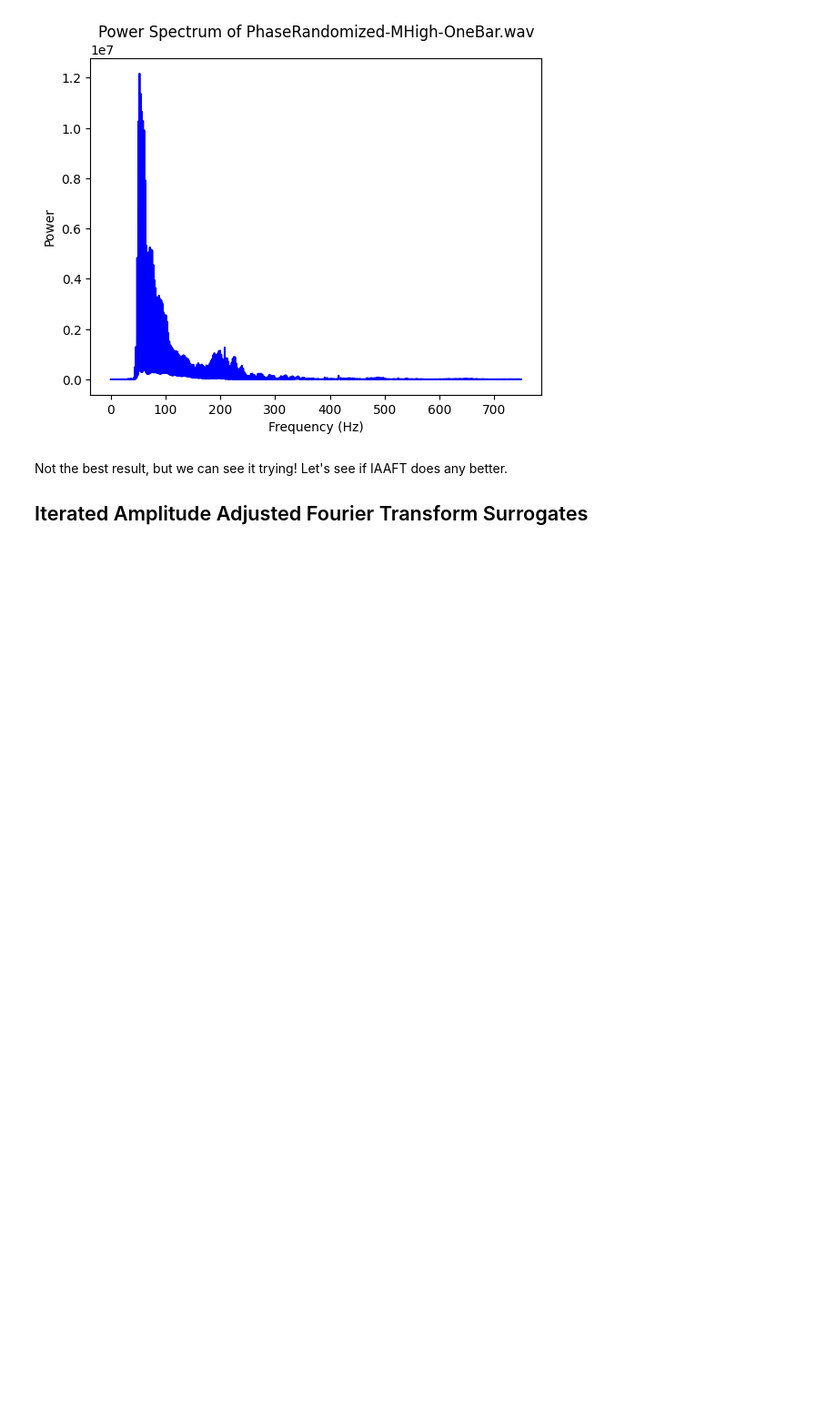
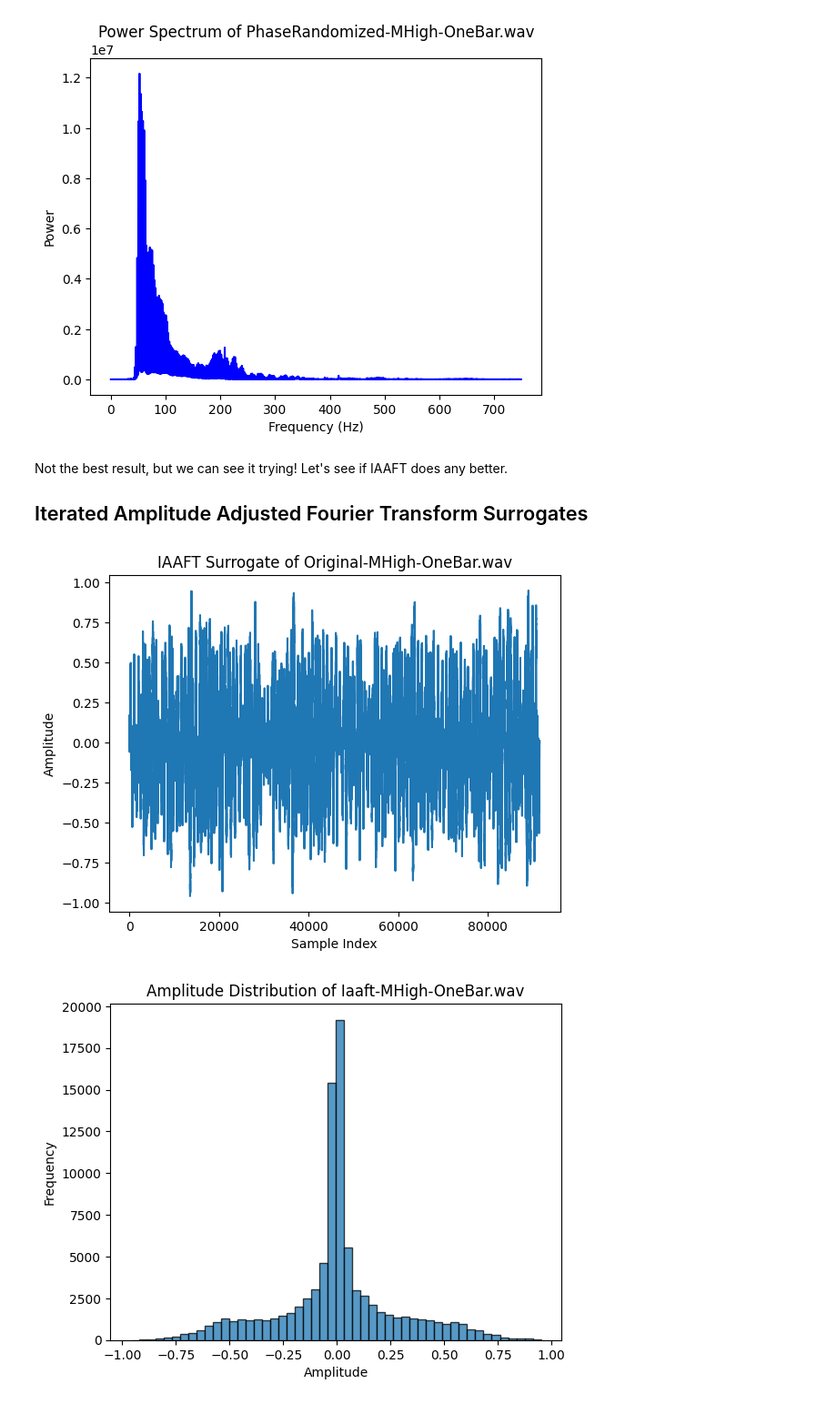
Before and after one commit to CristianMazilu/SurrogateDataAnalysis, a Jupyter notebook: SurrogateGeneration.ipynb, the cells around one changed output. Shown: that part at 91% size. Cells and saved outputs as stored; diff of their text form; code cells hidden in the pictures; blank space fills up the shorter version.

Commit message:
Added IAAFT implementation

```diff
--- a/SurrogateGeneration.ipynb
+++ b/SurrogateGeneration.ipynb
@@ -158,3 +158,59 @@ plot_power_spectrum(phaseRandomizedData, sr, "PhaseRandomized-MHigh-OneBar.wav")
 Not the best result, but we can see it trying! Let's see if IAAFT does any better.
 
 ## Iterated Amplitude Adjusted Fourier Transform Surrogates
+# %%
+def iaaft_surrogate(data, max_iter=1000, tol=1e-8):
+    n = len(data)
+
+    # Step 1: Generate a random shuffle of the data
+    surrogate = np.random.permutation(data)
+
+    # Fourier transform of the original data
+    original_fft = fft(data)
+    original_amplitude = np.abs(original_fft)
+
+    for i in range(max_iter):
+        # Step 2: Fourier transform of the current iteration
+        surrogate_fft = fft(surrogate)
+
+        # Replace Fourier amplitudes with those from the original signal
+        surrogate_fft = original_amplitude * np.exp(1j * np.angle(surrogate_fft))
+
+        # Inverse Fourier transform to get z(i)n
+        z = np.real(ifft(surrogate_fft))
+
+        # Step 3: Rescale z to the original distribution of the data
+        sorted_surrogate = np.sort(surrogate)
+        ranks = np.argsort(np.argsort(z))
+        surrogate_new = sorted_surrogate[ranks]
+
+        # Check for convergence
+        if np.allclose(surrogate, surrogate_new, atol=tol):
+            break
+
+        surrogate = surrogate_new
+
+    return surrogate
+
+# Generate IAAFT surrogate
+iaaftData = np.copy(originalData)
+iaaftData = iaaft_surrogate(iaaftData)
+
+plt.plot(iaaftData)
+plt.title('IAAFT Surrogate of Original-MHigh-OneBar.wav')
+plt.xlabel('Sample Index')
+plt.ylabel('Amplitude')
+plt.show()
+
+# Optionally, save the IAAFT surrogate to a new .wav file
+iaaftData_filename = "IaaftData-MHigh-OneBar.wav"
+wavfile.write(iaaftData_filename, sr, iaaftData.astype(originalData.dtype))
+
+# Plot the amplitude distribution of the IAAFT data
+plot_amplitude_distribution(iaaftData, "Iaaft-MHigh-OneBar.wav")
+
+# Plot the power spectrum of the IAAFT data
+plot_power_spectrum(iaaftData, sr, "Iaaft-MHigh-OneBar.wav")
+# %% [output]
+[figure, added]
+[figure, added]
```
Also changed, not shown: parts of 2 cells of this notebook, 1 other file.
